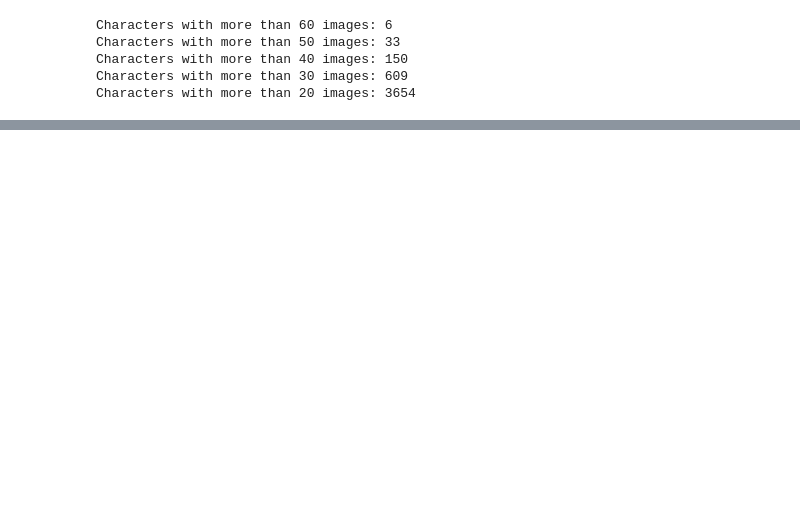
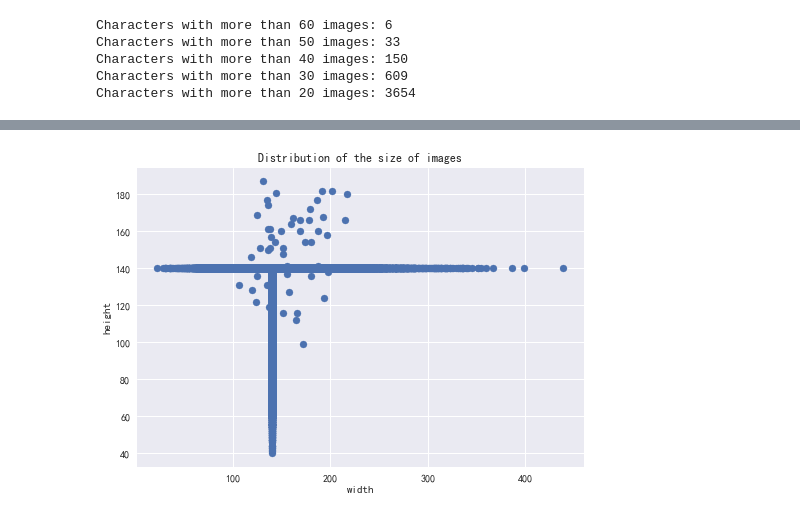
Before and after one commit to zhuojg/chinese-calligraphy-dataset, a Jupyter notebook: eda.ipynb, the cells around one changed output, grey strips where cells are left out. Cells and saved outputs as stored; diff of their text form; code cells hidden in the pictures; blank space fills up the shorter version.

```diff
--- a/eda.ipynb
+++ b/eda.ipynb
@@ -67,20 +71,3 @@ Characters with more than 50 images: 33
 Characters with more than 40 images: 150
 Characters with more than 30 images: 609
 Characters with more than 20 images: 3654
-# %%
-image_height = {}
-image_width = {}
-
-for item in images_list:
-    img = Image.open(item)
-    height, width = img.size
-
-    if height in image_height.keys():
-        image_height[height] += 1
-    else:
-        image_height[height] = 0
-
-    if width in image_width.keys():
-        image_width[width] += 1
-    else:
-        image_width[width] = 0
@@ -104,0 +101,13 @@ plt.show()
+# %%
+image_size = np.array(image_size)
+
+plt.figure()
+plt.title('Distribution of the size of images')
+plt.xlabel('width')
+plt.ylabel('height')
+
+plt.scatter(image_size[:, 1], image_size[:, 0])
+
+plt.show()
+# %% [output]
+[figure, added]
```
Also changed, not shown: parts of 6 cells of this notebook.
